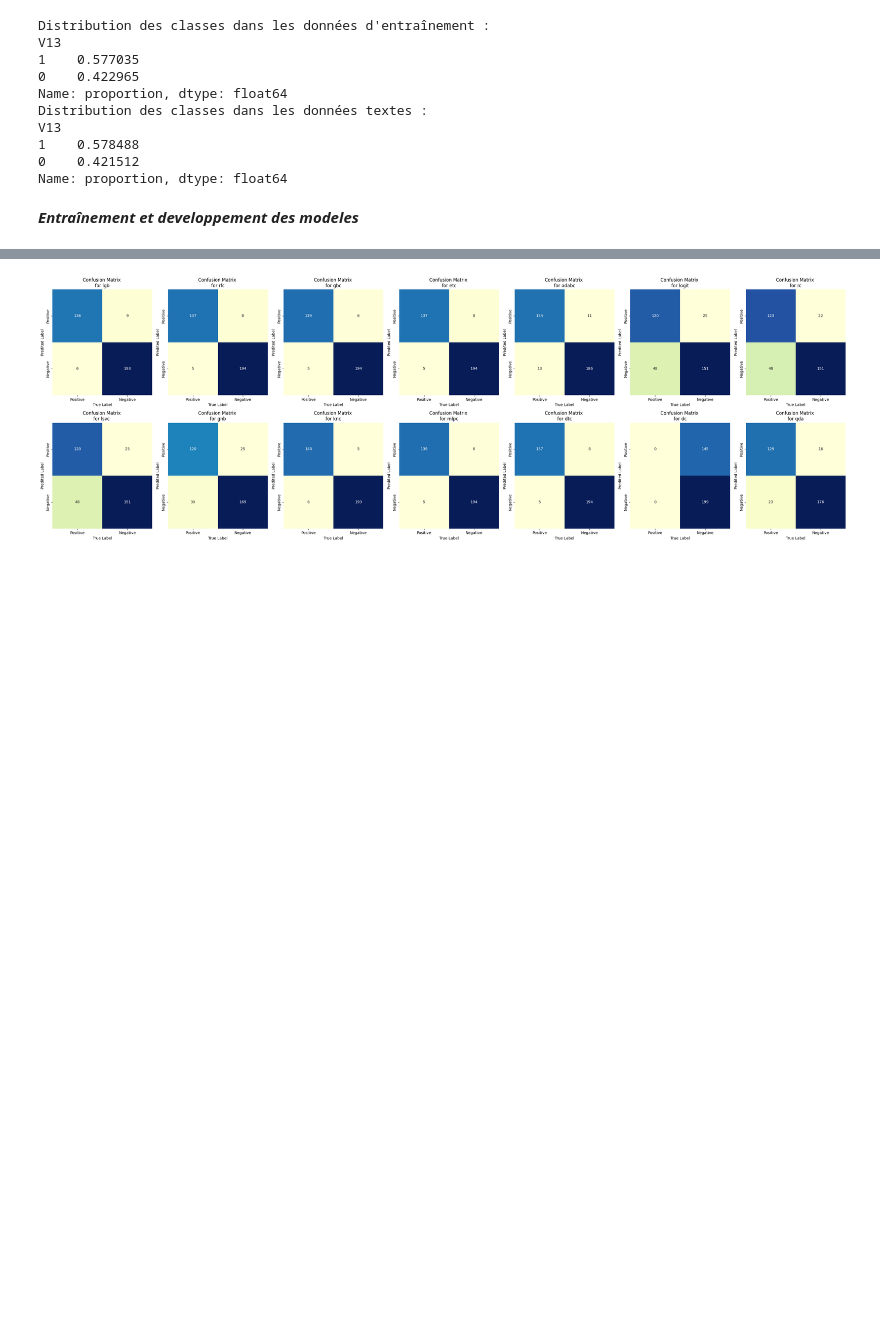
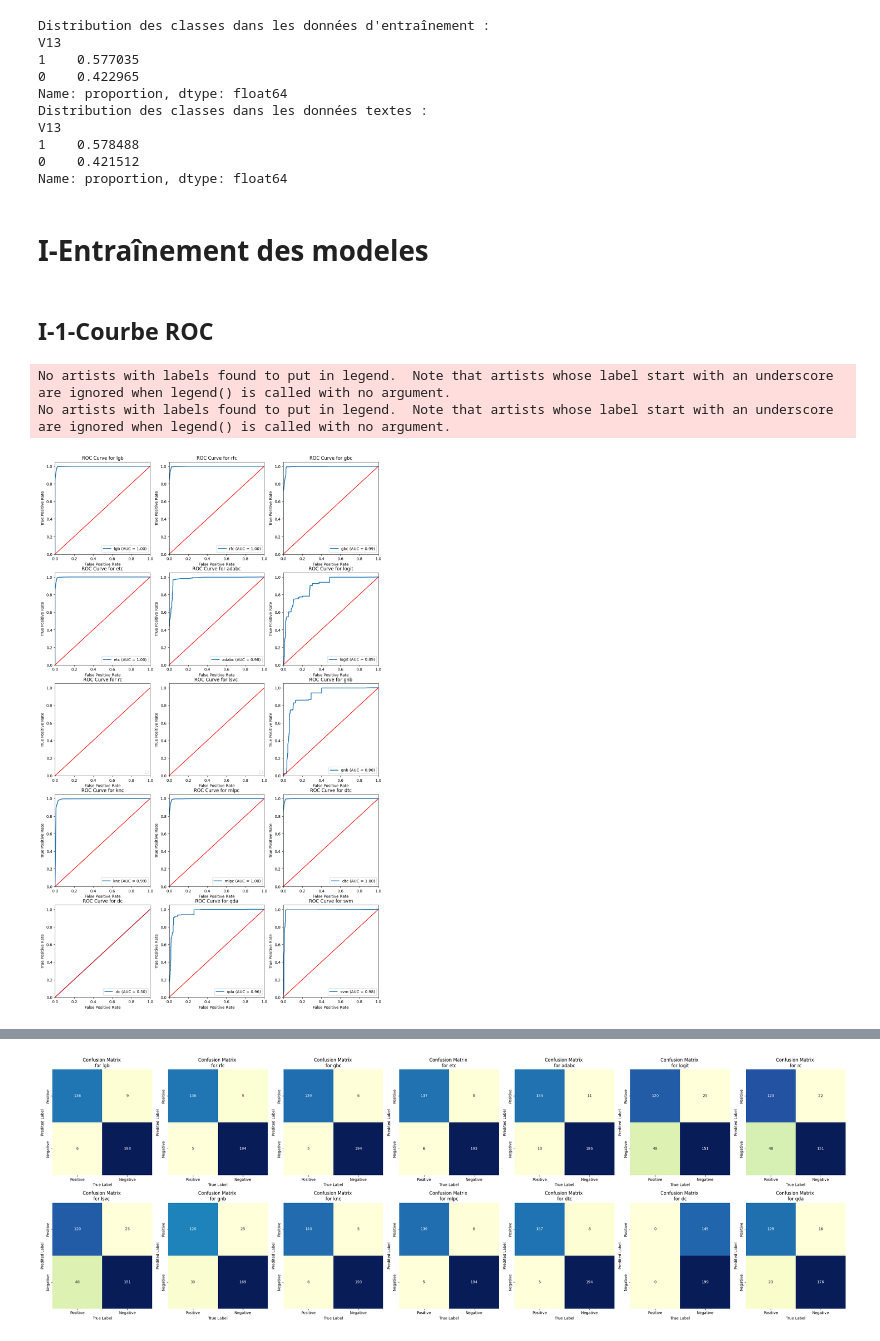
Before and after one commit to KokouNoe/muscoloskeletal_disorder_prediction, a Jupyter notebook: TMC_prediction.ipynb, the cells around one changed output, grey strips where cells are left out. Drawn from its saved outputs; the diff is of its cells as text; code cells hidden in the pictures; blank space fills up the shorter version.

```diff
--- a/TMC_prediction.ipynb
+++ b/TMC_prediction.ipynb
@@ -221,4 +221,4 @@ V13
 0    0.421512
 Name: proportion, dtype: float64
 # %% [markdown]
-***Entraînement et developpement des modeles***
+# **I-Entraînement des modeles**
@@ -248,0 +225,62 @@ predictions_train=pd.DataFrame()
+# %% [markdown]
+## **I-1-Courbe ROC**
+# %%
+# Initialisation des résultats
+results_train = {
+    'Accuracy': [],
+    'AUC': [],
+    'Recall': [],
+    'Precision': [],
+    'F1': [],
+    'Kappa': [],
+    'MCC': [],
+}
+
+# initialisation des dataframes de predictions
+#predictions = pd.DataFrame()
+
+predictions_train=pd.DataFrame()
+
+# Calculer le nombre de lignes nécessaires
+num_models = len(models)
+num_cols = 3
+num_rows = (num_models + num_cols - 1) // num_cols  # arrondir vers le haut
+
+# Initialisation des sousgraphiques
+fig, axs = plt.subplots(num_rows, num_cols, figsize=(15, 5 * num_rows))
+
+# Entraînement et évaluation des modèles
+for i, (name, model) in enumerate(models.items()):
+    row = i // num_cols
+    col = i % num_cols
+    ax = axs[row, col] if num_rows > 1 else axs[col]
+    model.fit(X_train, y_train)
+    y_train_pred=model.predict(X_train)
+    predictions_train[f'{name}'] =y_train_pred
+    y_train_prob0 = model.predict_proba(X_train)[:, 1] if hasattr(model, "predict_proba") else None
+
+    if  y_train_prob0 is not None:
+        fpr, tpr, _ = roc_curve(y_train, y_train_prob0)
+        roc_auc = auc(fpr, tpr)
+        ax.plot(fpr, tpr, lw=2, label=f'{name} (AUC = {roc_auc:.2f})')
+
+    results_train['Accuracy'].append(accuracy_score(y_train, y_train_pred))
+    results_train['AUC'].append(roc_auc_score(y_train, y_train_prob0) if y_train_prob0 is not None else np.nan)
+    results_train['Recall'].append(recall_score(y_train,  y_train_pred))
+    results_train['Precision'].append(precision_score(y_train,  y_train_pred))
+    results_train['F1'].append(f1_score(y_train,  y_train_pred))
+    results_train['Kappa'].append(cohen_kappa_score(y_train, y_train_pred))
+    results_train['MCC'].append(matthews_corrcoef(y_train, y_train_pred))
+
+    # Tracer la courbe ROC
+    ax.plot([0, 1], [0, 1], color='red', linestyle='-')
+    ax.set_xlim([0.0, 1.0])
+    ax.set_ylim([0.0, 1.05])
+    ax.set_xlabel('False Positive Rate')
+    ax.set_ylabel('True Positive Rate')
+    ax.set_title(f'ROC Curve for {name}')
+    ax.legend(loc="lower right")
+# %% [output]
+No artists with labels found to put in legend.  Note that artists whose label start with an underscore are ignored when legend() is called with no argument.
+No artists with labels found to put in legend.  Note that artists whose label start with an underscore are ignored when legend() is called with no argument.
+[figure, added]
```
Also changed, not shown: parts of 22 cells of this notebook, 1 other file.
